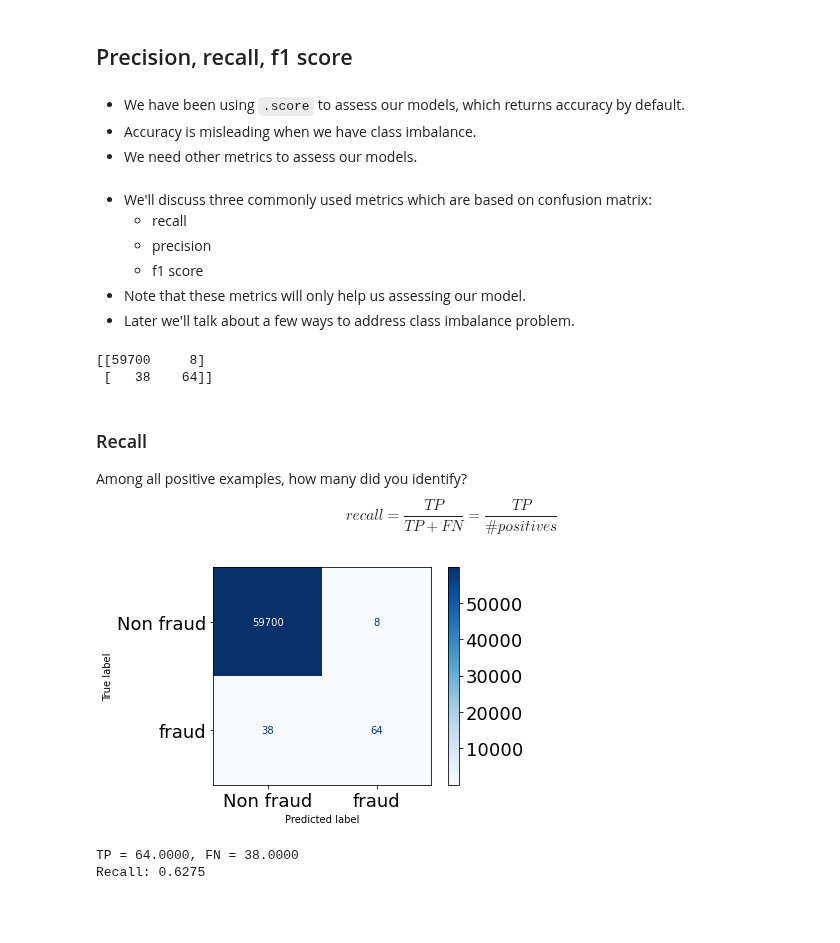
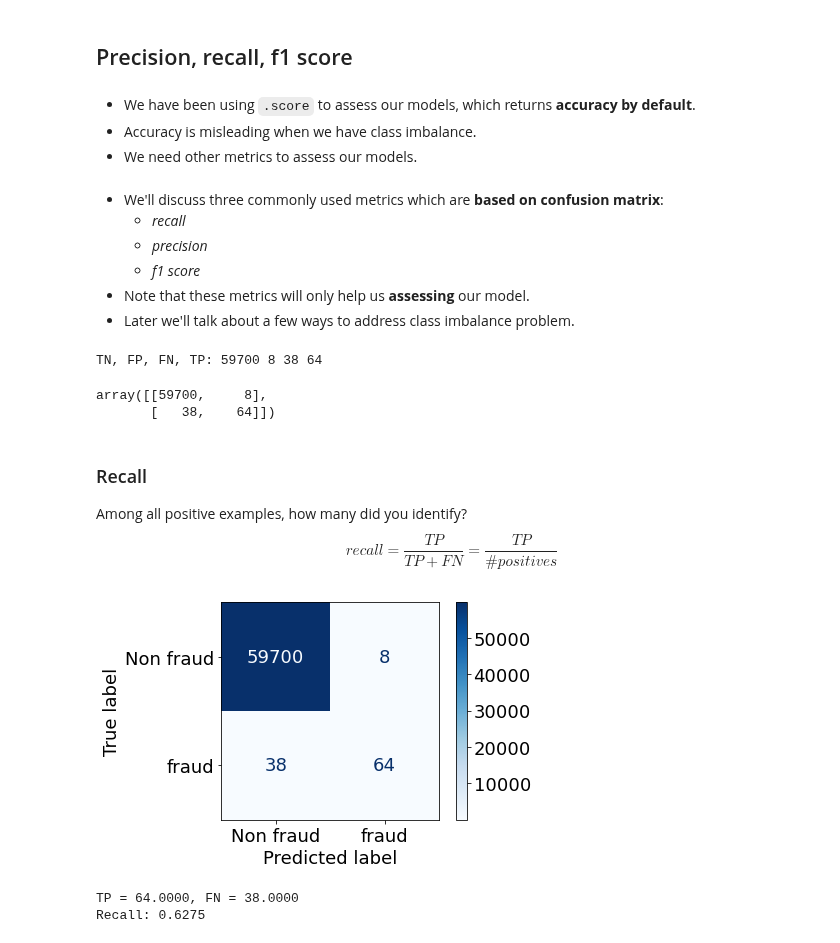
Before and after one commit to UBC-CS/cpsc330-2023s, a Jupyter notebook: lectures/09_classification-metrics.ipynb, the cells around one changed output. Drawn from its saved outputs; the diff is of its cells as text; code cells hidden in the pictures; blank space fills up the shorter version.

```diff
--- a/lectures/09_classification-metrics.ipynb
+++ b/lectures/09_classification-metrics.ipynb
@@ -216,10 +203,11 @@ One way to get a better understanding of the errors is by looking at
 - false positives (type I errors), where the model incorrectly spots examples as fraud
 - false negatives (type II errors), where it's missing to spot fraud examples
 # %%
-from sklearn.metrics import plot_confusion_matrix
+from sklearn.metrics import ConfusionMatrixDisplay
+plt.rc('font', size=18)
 
 pipe.fit(X_train, y_train)
-disp = plot_confusion_matrix(
+disp = ConfusionMatrixDisplay.from_estimator(
     pipe,
     X_valid,
     y_valid,
@@ -227,5 +215,5 @@ disp = plot_confusion_matrix(
     values_format="d",
     cmap=plt.cm.Blues,
     colorbar=False,
-);
+)
 # %% [output]
@@ -279,15 +281,15 @@ array([[139296,     21],
 # %% [markdown]
 ## Precision, recall, f1 score
 # %% [markdown]
-- We have been using `.score` to assess our models, which returns accuracy by default.
+- We have been using `.score` to assess our models, which returns **accuracy by default**.
 - Accuracy is misleading when we have class imbalance.
 - We need other metrics to assess our models.
 # %% [markdown]
-- We'll discuss three commonly used metrics which are based on confusion matrix:
-    - recall
-    - precision
-    - f1 score
-- Note that these metrics will only help us assessing our model.
+- We'll discuss three commonly used metrics which are **based on confusion matrix**:
+    - *recall*
+    - *precision*
+    - *f1 score*
+- Note that these metrics will only help us **assessing** our model.
 - Later we'll talk about a few ways to address class imbalance problem.
 # %%
 from sklearn.metrics import confusion_matrix
@@ -295,27 +297,30 @@ from sklearn.metrics import confusion_matrix
 pipe_lr = make_pipeline(StandardScaler(), LogisticRegression())
 pipe_lr.fit(X_train, y_train)
 predictions = pipe_lr.predict(X_valid)
-TN, FP, FN, TP = confusion_matrix(y_valid, predictions).ravel()
-print(disp.confusion_matrix)
+cm = confusion_matrix(y_valid, predictions)
+TN, FP, FN, TP = cm.ravel()
+print("TN, FP, FN, TP:", TN, FP, FN, TP, '\n')
+cm
 # %% [output]
-[[59700     8]
- [   38    64]]
+TN, FP, FN, TP: 59700 8 38 64
+array([[59700,     8],
+       [   38,    64]])
 # %% [markdown]
 ### Recall
 
 Among all positive examples, how many did you identify?
 $$ recall = \frac{TP}{TP+FN} = \frac{TP}{\#positives} $$
 # %%
-plot_confusion_matrix(
+ConfusionMatrixDisplay.from_estimator(
     pipe,
     X_valid,
     y_valid,
     display_labels=["Non fraud", "fraud"],
     values_format="d",
     cmap=plt.cm.Blues,
 );
 # %% [output]
-[figure, old version]
+[figure, new version]
 # %%
 print("TP = %0.4f, FN = %0.4f" % (TP, FN))
 recall = TP / (TP + FN)
```
Also changed, not shown: parts of 40 cells of this notebook, 1 other file.
